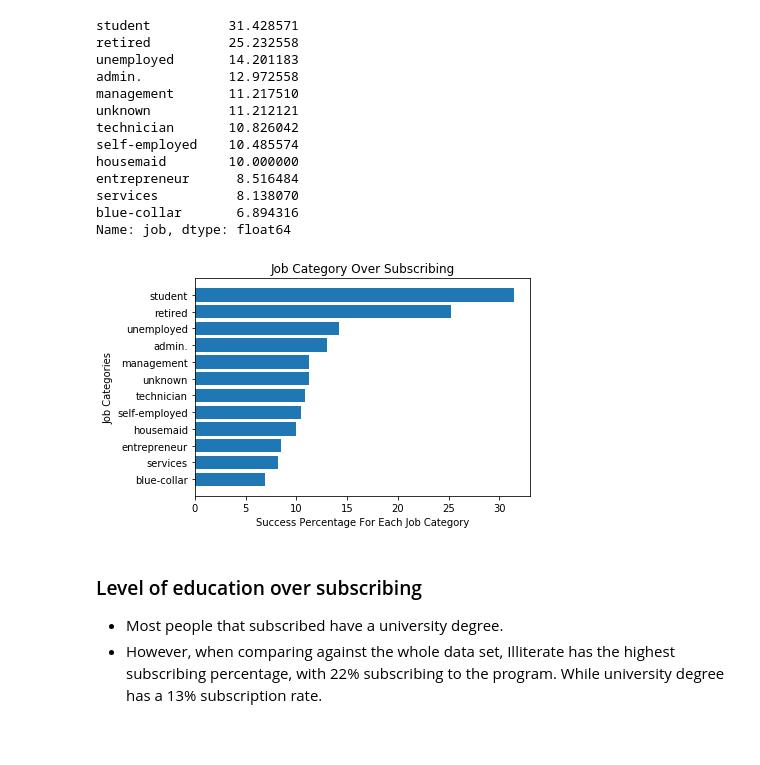
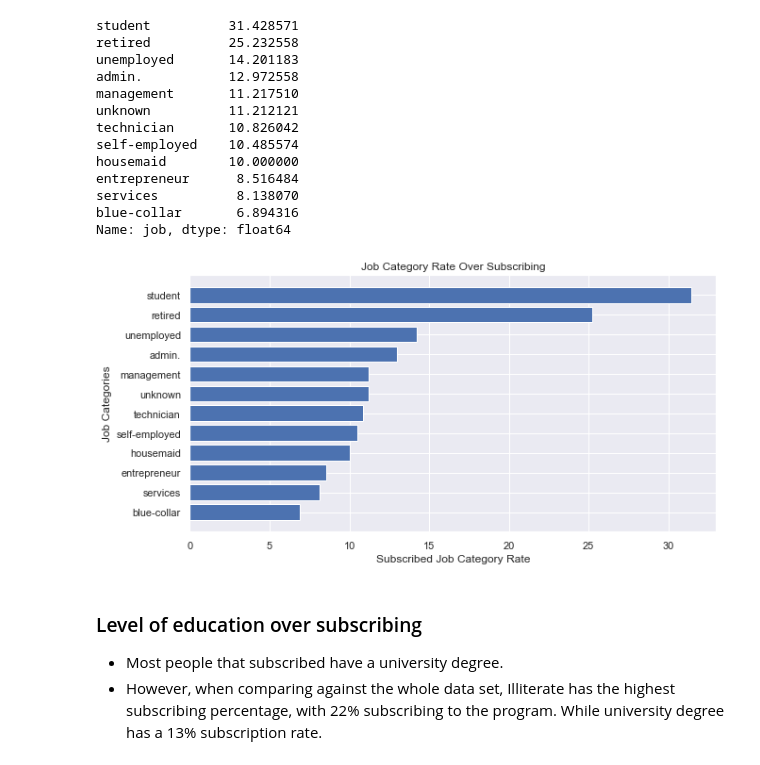
Before and after one commit to joaobecker/capstone_bank_marketing, a Jupyter notebook: portuguese_bank_capstone.ipynb, the cells around one changed output. Drawn from its saved outputs; the diff is of its cells as text; code cells hidden in the pictures; blank space fills up the shorter version.

```diff
--- a/portuguese_bank_capstone.ipynb
+++ b/portuguese_bank_capstone.ipynb
@@ -44,8 +42,12 @@
 ### Importing Libraries
 # %%
 import matplotlib.pyplot as plt
+%matplotlib inline
 import pandas as pd
 import numpy as np
+import datetime
+import seaborn as sns
+sns.set()
 # %% [markdown]
 ### Converting the dataset from CSV to Dataframe, using pandas.
 # %%
@@ -105,24 +105,10 @@ for i in bank_category:
 - Two data samples were created to distinguish the binary output in the dependent variable:
     - bank_y - It's a data sample containing only those who have subscribed to the program.
     - bank_n - It's a data sample containging only those who didn't subscribed to the program.
-# %%
-# Functions
-def percentage(df, column, df_1):
-    # The goal of this function is to get the percentage of a value in a data sample against the value in the whole
-    # data set.
-    # This will be done by calculating the value counts in a population sample divided by the value counts
-    # in the population.
-
-    return df[column].value_counts() / df_1[column].value_counts() * 100
-
-def boxplot_stats(type_subscribed, df, column):
-    # Print boxplot stats - lower and upper quartile, and median values.
-
-    print('{} Boxplot stats: \n'.format(type_subscribed))
-    print('Median - {}'.format(df[column].median()))
-    print('Lower Quartile - {}'.format(df[column].quantile(0.25)))
-    print('Upper Quartile - {}'.format(df[column].quantile(0.75)))
-
-# Data samples
-bank_y = bank[bank.y == 'yes']  # Subscribed to the campaign
-bank_n = bank[bank.y == 'no']   # Didn't subscribe to the campaign
+# %%
+# Function
+def percentage(df_sample, variable, df):
+    """" The goal of this funcion is to return the percentage of a specific variable (variable)
+    in a data sample (df_sample), against the same variable in the population data set (df).
+    """
+    return df_sample[variable].value_counts() / df[variable].value_counts() * 100
@@ -223,14 +223,15 @@ services          8.138070
 blue-collar       6.894316
 Name: job, dtype: float64
 # %%
+plt.figure(figsize=(10, 5))
 plt.barh(pct_job.index, pct_job.values)
-plt.xlabel('Success Percentage For Each Job Category')
+plt.xlabel('Subscribed Job Category Rate')
 plt.ylabel('Job Categories')
-plt.title('Job Category Over Subscribing')
+plt.title('Job Category Rate Over Subscribing')
 plt.gca().invert_yaxis()
 plt.show()
 # %% [output]
-[figure, old version]
+[figure, new version]
 # %% [markdown]
 ### Level of education over subscribing
 - Most people that subscribed have a university degree.
```
Also changed, not shown: parts of 66 cells of this notebook.
